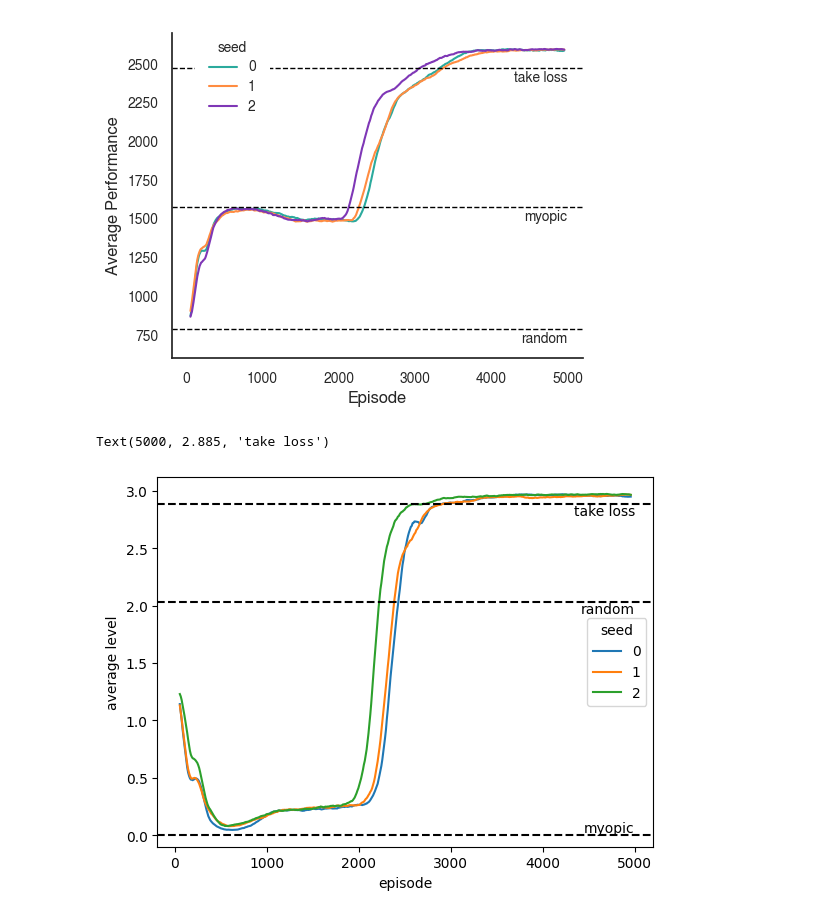
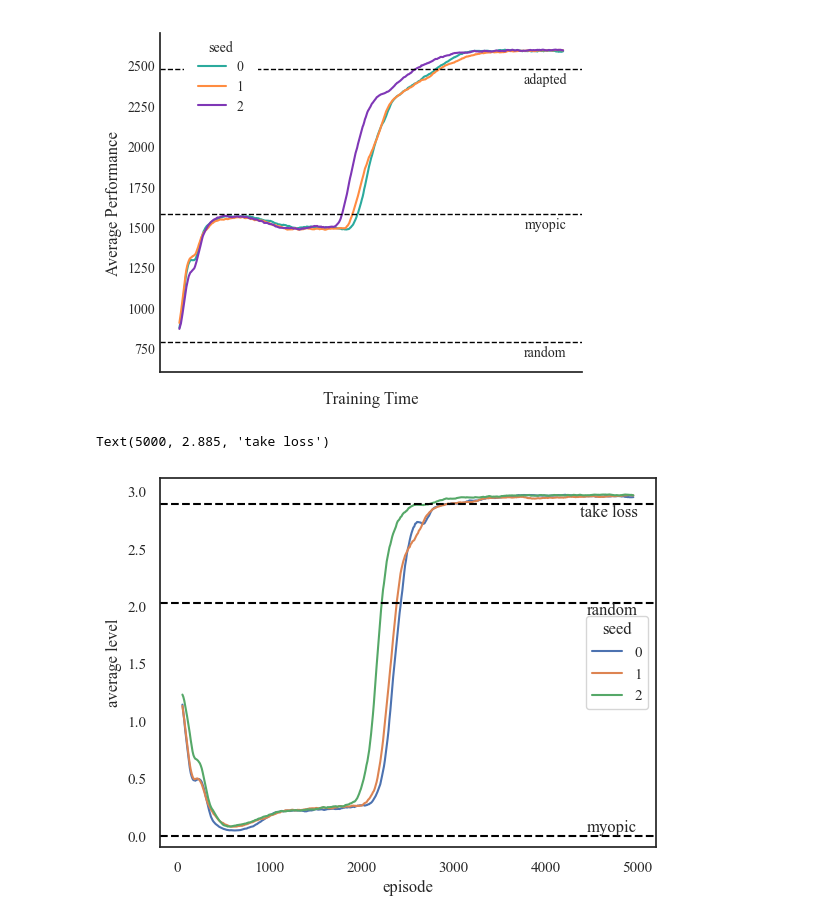
Before and after one commit to LBrinkmann/reward-network-iii, a Jupyter notebook: analysis/algorithm.ipynb, the cells around one changed output. Saved outputs shown, nothing was run; the diff lists cells and outputs as text; code cells hidden in the pictures.

```diff
--- a/analysis/algorithm.ipynb
+++ b/analysis/algorithm.ipynb
@@ -53,7 +53,7 @@ fig = plt.figure(figsize=(5, 4))
 
 ax = plt.subplot()
 
-sns.set_theme(style='white', rc={'font.family': 'serif', 'font.serif': ['Times', 'Times New Roman', 'FreeSans']})
+sns.set_theme(style='white', rc={'font.family': 'serif', 'font.serif': ['Times New Roman', 'FreeSans']})
 
 
 # custom_palette = ['#1b9e77', '#d95f02', '#7570b3']
@@ -68,37 +68,43 @@ legend.get_frame().set_edgecolor('none')
 
 plt.axhline(ref_total_reward['myopic'], ls='--', label='myopic', color='black', lw=1)
 plt.text(5000, ref_total_reward['myopic'] - 20, 'myopic', ha='right', va='top', fontsize=10)
 plt.axhline(ref_total_reward['random'], ls='--', label='random', color='black', lw=1)
 plt.text(5000, ref_total_reward['random'] - 20, 'random', ha='right', va='top', fontsize=10)
 plt.axhline(ref_total_reward['take_loss'], ls='--', label='take loss', color='black', lw=1)
-plt.text(5000, ref_total_reward['take_loss'] - 20, 'take loss', ha='right', va='top', fontsize=10)
+plt.text(5000, ref_total_reward['take_loss'] - 20, 'adapted', ha='right', va='top', fontsize=10)
 
 plt.ylim(600, 2700)
 
 
-
+ax.set_xticklabels([])
 
 ax.spines['top'].set_visible(False)
 ax.spines['right'].set_visible(False)
 
 ax.tick_params(axis='both', which='major', labelsize=10)
-ax.set_xlabel('Episode', fontsize=12)
+ax.set_xlabel('Training Time', fontsize=12)
 ax.set_ylabel('Average Performance', fontsize=12)
+
+# Adjust the position of the y-axis tick labels
+pad_distance = - 0.02  # Adjust this value as needed for spacing
+for label in ax.get_yticklabels():
+    label.set_horizontalalignment('right')
+    label.set_x(label.get_position()[0] - pad_distance)
 
 
 folder = os.path.join('analysis','plots', 'algorithm')
 
 os.makedirs(folder, exist_ok=True)
 
 png_filename = os.path.join(folder,'algorithm.png')
 pdf_filename = os.path.join(folder,'algorithm.pdf')
 
 plt.tight_layout()
 fig.subplots_adjust(top=0.98, right=0.99)
 plt.savefig(png_filename, dpi=300, bbox_inches='tight', pad_inches=0.1)
 plt.savefig(pdf_filename, bbox_inches='tight', pad_inches=0.1)
 # %% [output]
-[figure, old version]
+[figure, new version]
 # %%
 sns.lineplot(data=df, x="episode", y="average level", hue="seed")
 plt.axhline(ref_max_level['myopic'], ls='--', label='myopic', color='black')
@@ -109,7 +115,7 @@ plt.axhline(ref_max_level['take_loss'], ls='--', label='take loss', color='black
 plt.text(5000, ref_max_level['take_loss'], 'take loss', ha='right', va='top')
 # %% [output]
 Text(5000, 2.885, 'take loss')
-[figure, old version]
+[figure, new version]
 # %%
 # each run toook 5 min on a RTX 5000
 # In this time the algorithm played tested 5000 different solutions each on 1000 different networks.
```
Also changed, not shown: 9 other files.
